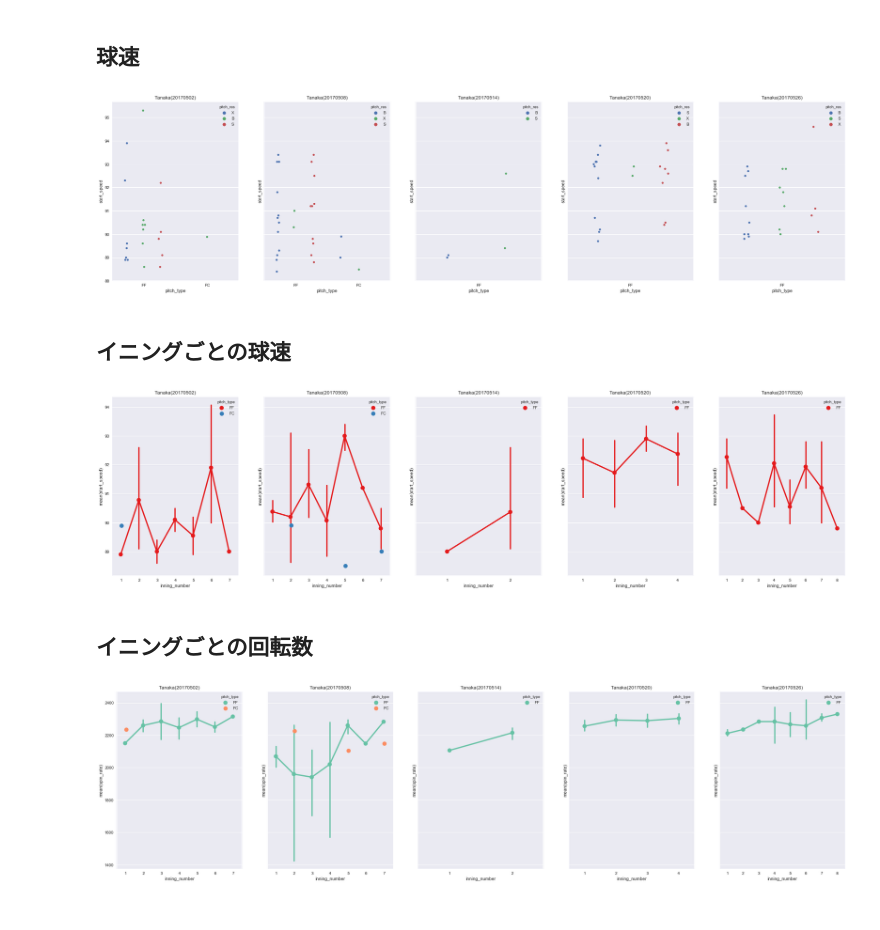
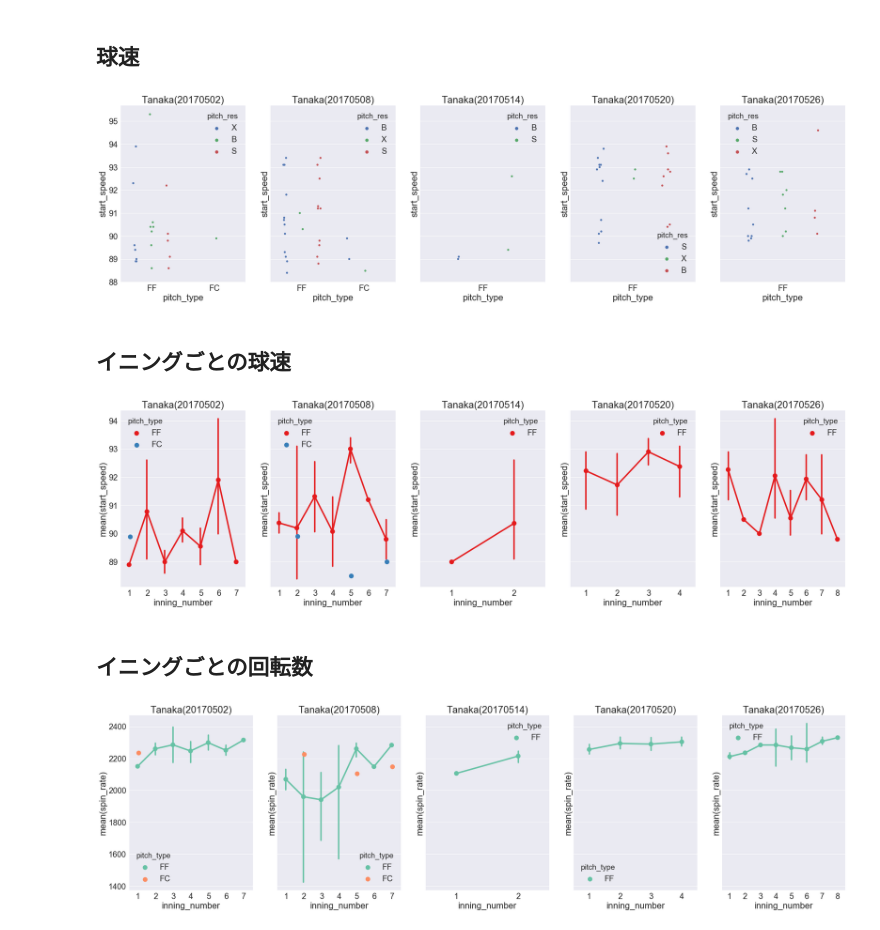
Before and after one commit to tunanosuke/baseball_hack, a Jupyter notebook: code/tanaka_speed_fastball.ipynb, the cells around one changed output. Cells and saved outputs as stored; diff of their text form; code cells hidden in the pictures.

```diff
--- a/code/tanaka_speed_fastball.ipynb
+++ b/code/tanaka_speed_fastball.ipynb
@@ -12,17 +12,21 @@ for day in (20170502, 20170508, 20170514, 20170520, 20170526):
 # %% [markdown]
 ## 球速
 # %%
+sns.set_context("notebook", 2.0, {"lines.linewidth": 6})
+
 axarray = {day: None for day in pitch_data.keys()}
 f, (axarray) = plt.subplots(1, len(pitch_data.keys()), sharey=True, figsize=(32,8))
 
 for i, day in enumerate(pitch_data.keys()):
     axarray[i].set_title("Tanaka({day})".format(day=day))
     sns.stripplot(x = "pitch_type", y = "start_speed", data = pitch_data[day], hue = "pitch_res", ax = axarray[i], split = True, jitter = True)
 # %% [output]
-[figure, old version]
+[figure, new version]
 # %% [markdown]
 ## イニングごとの球速
 # %%
+sns.set_context("notebook", 2.0, {"lines.linewidth": 2})
+
 axarray = {day: None for day in pitch_data.keys()}
 f, (axarray) = plt.subplots(1, len(pitch_data.keys()), sharey=True, figsize=(32,8))
 
@@ -30,10 +34,12 @@ for i, day in enumerate(pitch_data.keys()):
     axarray[i].set_title('Tanaka({day})'.format(day=day))
     sns.pointplot(x="inning_number", y="start_speed", hue="pitch_type", ax=axarray[i], data=pitch_data[day], dodge=True, palette="Set1")
 # %% [output]
-[figure, old version]
+[figure, new version]
 # %% [markdown]
 ## イニングごとの回転数
 # %%
+sns.set_context("notebook", 2.0, {"lines.linewidth": 2})
+
 axarray = {day: None for day in pitch_data.keys()}
 f, (axarray) = plt.subplots(1, len(pitch_data.keys()), sharey=True, figsize=(32,8))
 
@@ -41,4 +47,4 @@ for i, day in enumerate(pitch_data.keys()):
     axarray[i].set_title('Tanaka({day})'.format(day=day))
     sns.pointplot(x="inning_number", y="spin_rate", hue="pitch_type", ax=axarray[i], data=pitch_data[day], dodge=True, palette="Set2")
 # %% [output]
-[figure, old version]
+[figure, new version]
```
